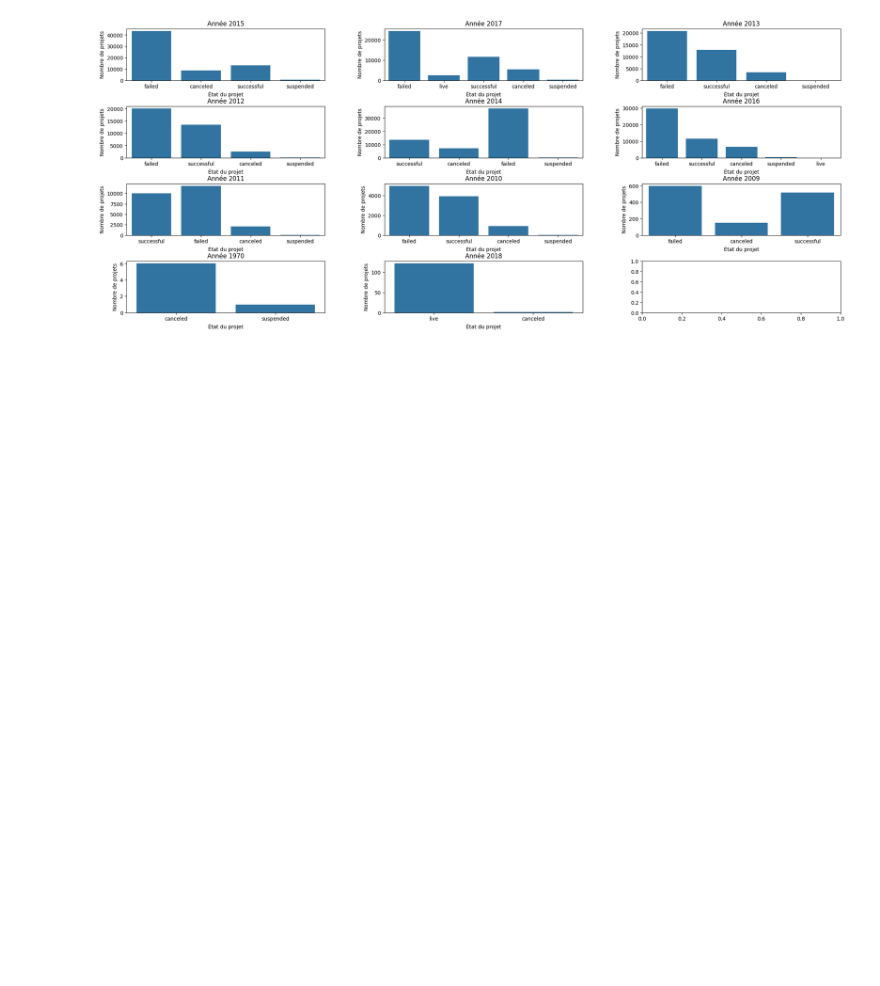
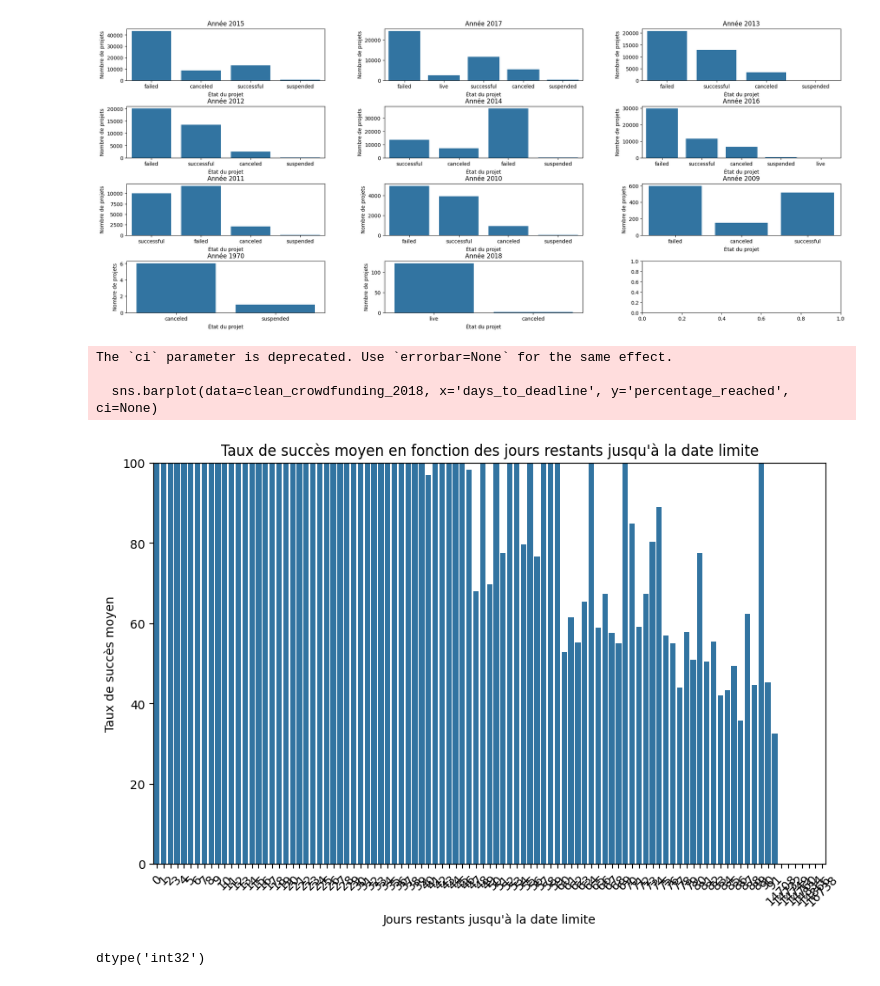
Before and after one commit to Steven-176/crowdfunding_ML, a Jupyter notebook: crowdfunding.ipynb, the cells around one changed output. Drawn from its saved outputs; the diff is of its cells as text; code cells hidden in the pictures; blank space fills up the shorter version.

```diff
--- a/crowdfunding.ipynb
+++ b/crowdfunding.ipynb
@@ -278,3 +296,24 @@ for i, year in enumerate(unique_years):
 plt.show()
 # %% [output]
 [figure]
+# %%
+# Création du graphique
+plt.figure(figsize=(10, 6))
+sns.barplot(data=clean_crowdfunding_2018, x='days_to_deadline', y='percentage_reached', ci=None)
+
+# Personnalisation du graphique
+plt.title("Taux de succès moyen en fonction des jours restants jusqu'à la date limite")
+plt.xlabel("Jours restants jusqu'à la date limite")
+plt.ylabel("Taux de succès moyen")
+plt.ylim(0, 100)
+plt.xticks(rotation=45)
+plt.show()
+# %% [output]
+The `ci` parameter is deprecated. Use `errorbar=None` for the same effect.
+
+  sns.barplot(data=clean_crowdfunding_2018, x='days_to_deadline', y='percentage_reached', ci=None)
+[figure, added]
+# %%
+clean_crowdfunding_2018_filtered['year'].unique()
+# %% [output]
+dtype('int32')
```
Also changed, not shown: parts of 8 cells of this notebook, 3 other files.
